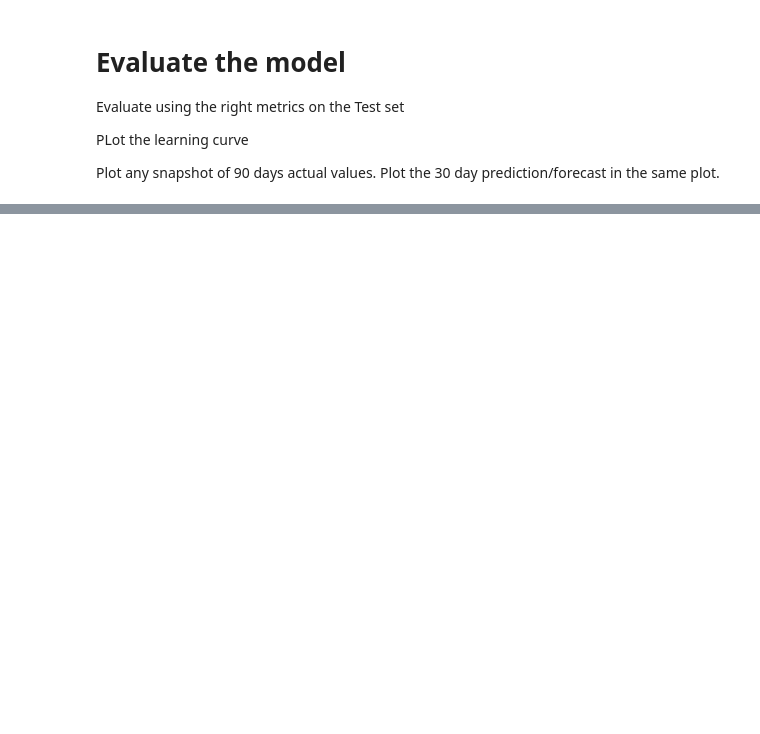
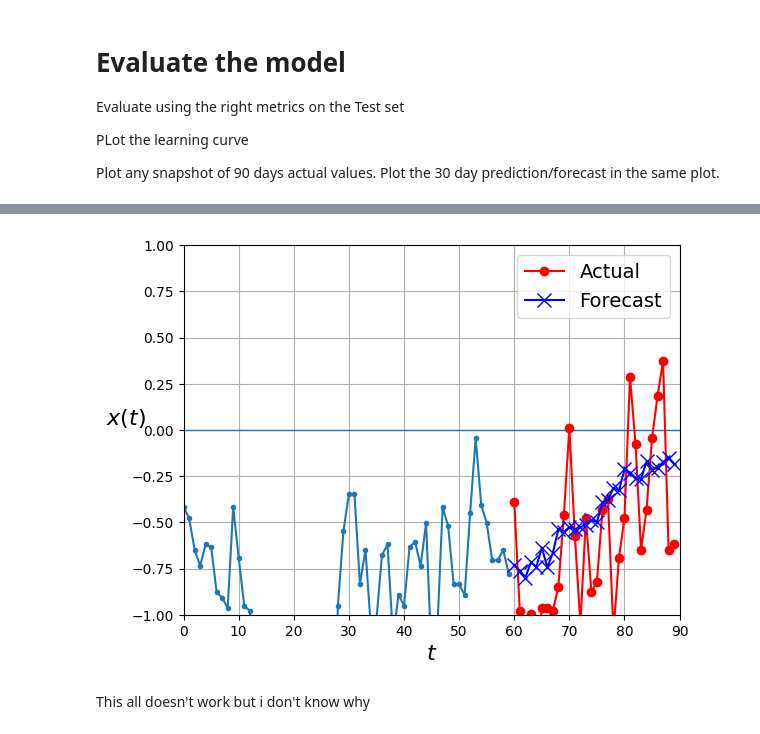
Before and after one commit to Kerbusch/data-science-homework-2025, a Jupyter notebook: week_b5/MNLE DS 5.6 LSTM exercise KNMI.ipynb, the cells around one changed output, grey strips where cells are left out. Drawn from its saved outputs; the diff is of its cells as text; code cells hidden in the pictures; blank space fills up the shorter version.

```diff
--- a/week_b5/MNLE DS 5.6 LSTM exercise KNMI.ipynb
+++ b/week_b5/MNLE DS 5.6 LSTM exercise KNMI.ipynb
@@ -122,17 +123,3 @@ The dataframe **knmi_temp** should be turned into a *time-series format*, with 6
 You should also normalize your data.
 
 You then should split your data into a training, validation and test set.
-# %%
-# Prepare time-series data
-X, y = [], []
-for i in range(len(knmi_temp) - 60 - 30 + 1):
-    X.append(knmi_temp['TX'].values[i:i + 60])
-    y.append(knmi_temp['TX'].values[i + 60:i + 60 + 30])
-
-# make dataframe from temp n-60 to temp n
-X = np.array(X)
-y = np.array(y)
-
-# Reshape X to be [samples, time steps, features]
-X = X.reshape((X.shape[0], X.shape[1], 1))
-y = y.reshape((y.shape[0], y.shape[1], 1))
@@ -218,0 +251,38 @@ Plot any snapshot of 90 days actual values. Plot the 30 day prediction/forecast
+# %%
+# number of steps to plot
+n_steps = 90
+
+
+# !!this is a bad definition, it uses the global n_steps variable!!
+# Define plots for time series
+def plot_series(series, y=None, y_pred=None, x_label="$t$", y_label="$x(t)$"):
+    plt.plot(series, ".-")
+    if y is not None:
+        plt.plot(n_steps, y, "bx", markersize=10)
+    if y_pred is not None:
+        plt.plot(n_steps, y_pred, "ro")
+    plt.grid(True)
+    if x_label:
+        plt.xlabel(x_label, fontsize=16)
+    if y_label:
+        plt.ylabel(y_label, fontsize=16, rotation=0)
+    plt.hlines(0, 0, 100, linewidth=1)
+    plt.axis([0, n_steps + 1, -1, 1])
+
+# Define plot multiple forecasts
+def plot_multiple_forecasts(X, Y, Y_pred):
+    n_steps = X.shape[1]
+    ahead = Y.shape[1]
+    plot_series(X[0, :, 0])
+    plt.plot(np.arange(n_steps, n_steps + ahead), Y[0, :, 0], "ro-", label="Actual")
+    plt.plot(np.arange(n_steps, n_steps + ahead), Y_pred[0, :, 0], "bx-", label="Forecast", markersize=10)
+    plt.axis([0, n_steps + ahead, -1, 1])
+    plt.legend(fontsize=14)
+
+X_new = X_test
+Y_new = y_test[..., np.newaxis]
+Y_pred = model_lstm.predict(X_new)[..., np.newaxis]
+
+plot_multiple_forecasts(X_new, Y_new, Y_pred)
+plt.show()
+# %% [output]
@@ -218,0 +290,3 @@ Plot any snapshot of 90 days actual values. Plot the 30 day prediction/forecast
+[figure, added]
+# %% [markdown]
+This all doesn't work but i don't know why
```
Also changed, not shown: parts of 12 cells of this notebook.
